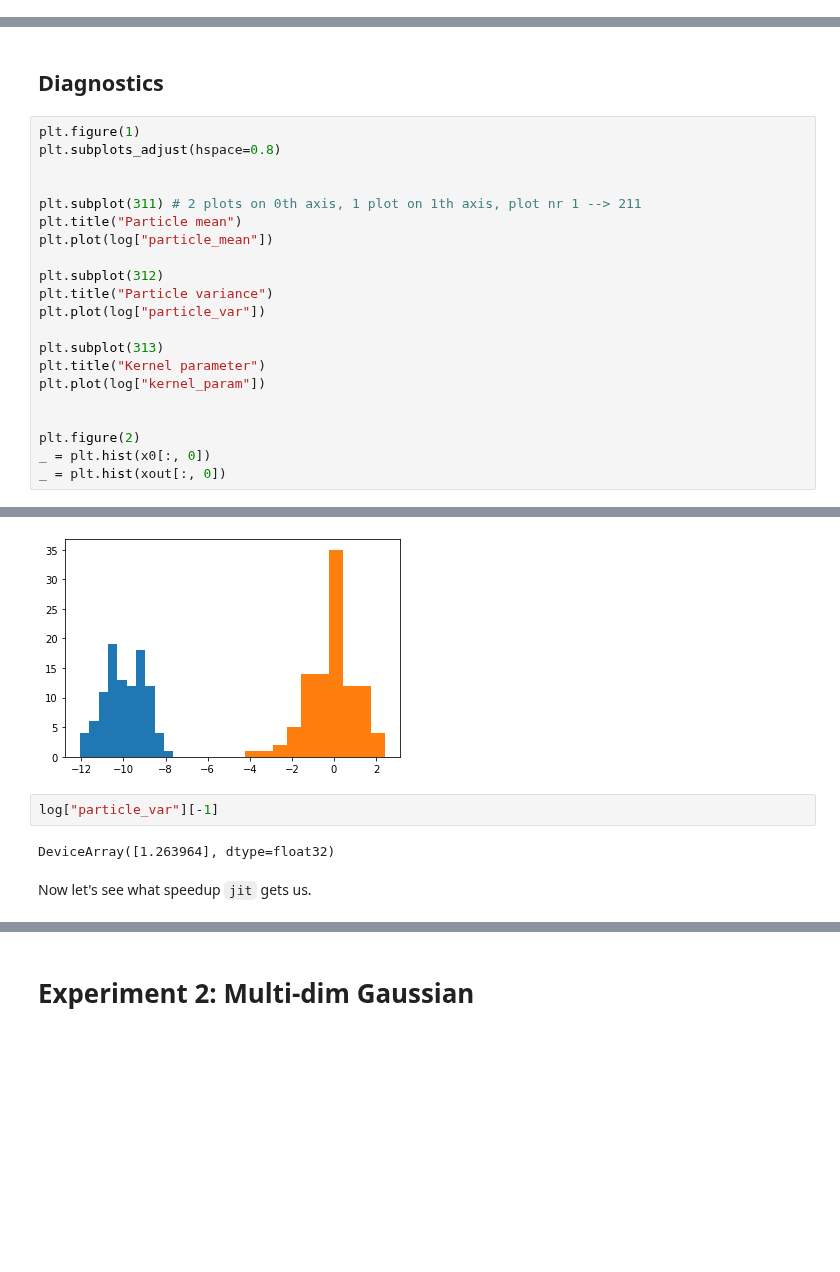
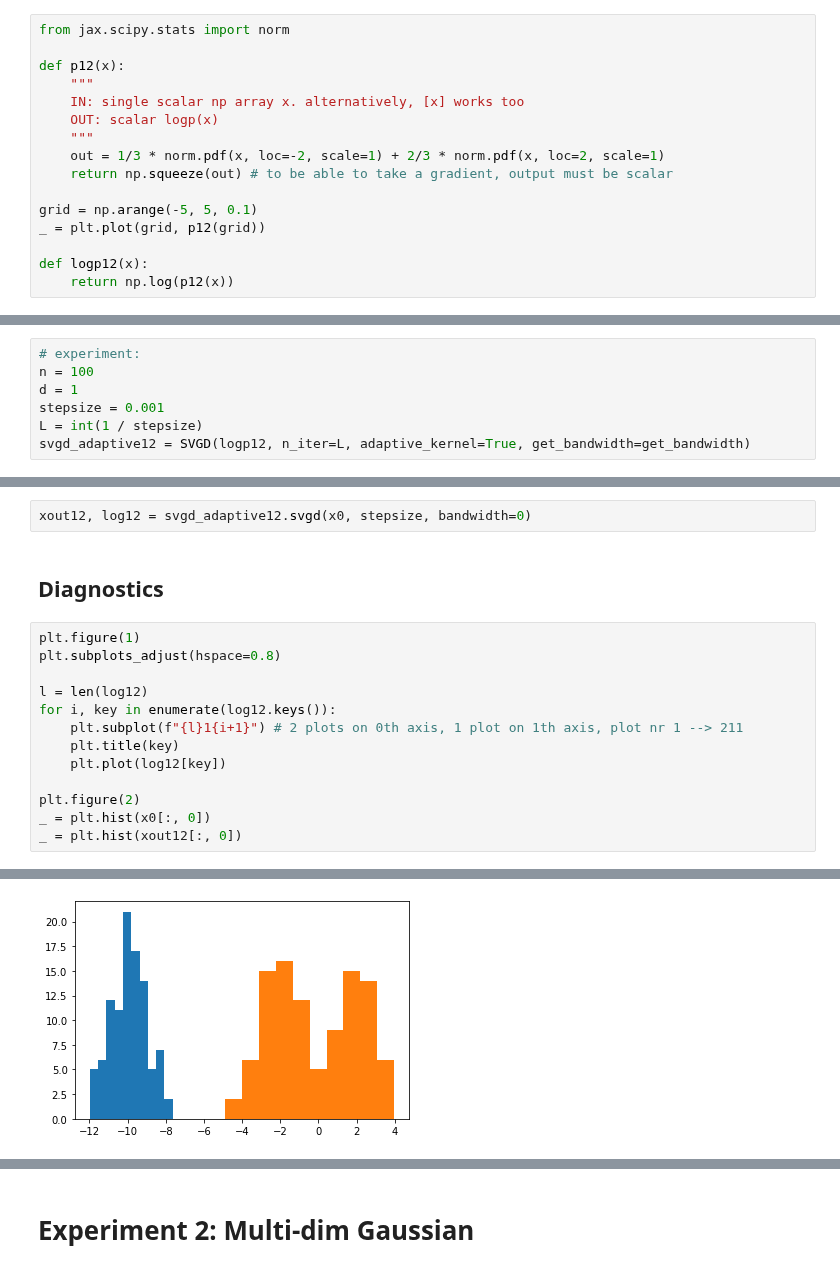
Before and after one commit to ratschlab/projects-2020-Neural-SVGD, a Jupyter notebook: Model.ipynb, the cells around one changed output, grey strips where cells are left out. Cells and saved outputs as stored; diff of their text form; blank space fills up the shorter version.

Commit message:
fixed get_bandwidth rule---multidim particle thing works now.

```diff
--- a/Model.ipynb
+++ b/Model.ipynb
@@ -46,0 +78,16 @@ xout, log = svgd(x0, logp, stepsize, L, kernel_param_update_rule)
+# %%
+from jax.scipy.stats import norm
+
+def p12(x):
+    """
+    IN: single scalar np array x. alternatively, [x] works too
+    OUT: scalar logp(x)
+    """
+    out = 1/3 * norm.pdf(x, loc=-2, scale=1) + 2/3 * norm.pdf(x, loc=2, scale=1)
+    return np.squeeze(out) # to be able to take a gradient, output must be scalar
+
+grid = np.arange(-5, 5, 0.1)
+_ = plt.plot(grid, p12(grid))
+
+def logp12(x):
+    return np.log(p12(x))
@@ -46,0 +96,7 @@ xout, log = svgd(x0, logp, stepsize, L, kernel_param_update_rule)
+# %%
+# experiment:
+n = 100
+d = 1
+stepsize = 0.001
+L = int(1 / stepsize)
+svgd_adaptive12 = SVGD(logp12, n_iter=L, adaptive_kernel=True, get_bandwidth=get_bandwidth)
@@ -47,24 +107,18 @@ xout, log = svgd(x0, logp, stepsize, L, kernel_param_update_rule)
+# %%
+xout12, log12 = svgd_adaptive12.svgd(x0, stepsize, bandwidth=0)
 # %% [markdown]
 ## Diagnostics
 # %%
 plt.figure(1)
 plt.subplots_adjust(hspace=0.8)
 
-
-plt.subplot(311) # 2 plots on 0th axis, 1 plot on 1th axis, plot nr 1 --> 211
-plt.title("Particle mean")
-plt.plot(log["particle_mean"])
-
-plt.subplot(312)
-plt.title("Particle variance")
-plt.plot(log["particle_var"])
-
-plt.subplot(313)
-plt.title("Kernel parameter")
-plt.plot(log["kernel_param"])
-
+l = len(log12)
+for i, key in enumerate(log12.keys()):
+    plt.subplot(f"{l}1{i+1}") # 2 plots on 0th axis, 1 plot on 1th axis, plot nr 1 --> 211
+    plt.title(key)
+    plt.plot(log12[key])
 
 plt.figure(2)
 _ = plt.hist(x0[:, 0])
-_ = plt.hist(xout[:, 0])
+_ = plt.hist(xout12[:, 0])
 # %% [output]
@@ -72,7 +126 @@ _ = plt.hist(xout[:, 0])
-[figure, old version]
+[figure, new version]
-# %%
-log["particle_var"][-1]
-# %% [output]
-DeviceArray([1.263964], dtype=float32)
-# %% [markdown]
-Now let's see what speedup `jit` gets us.
```
Also changed, not shown: parts of 33 cells of this notebook, 8 other files.
